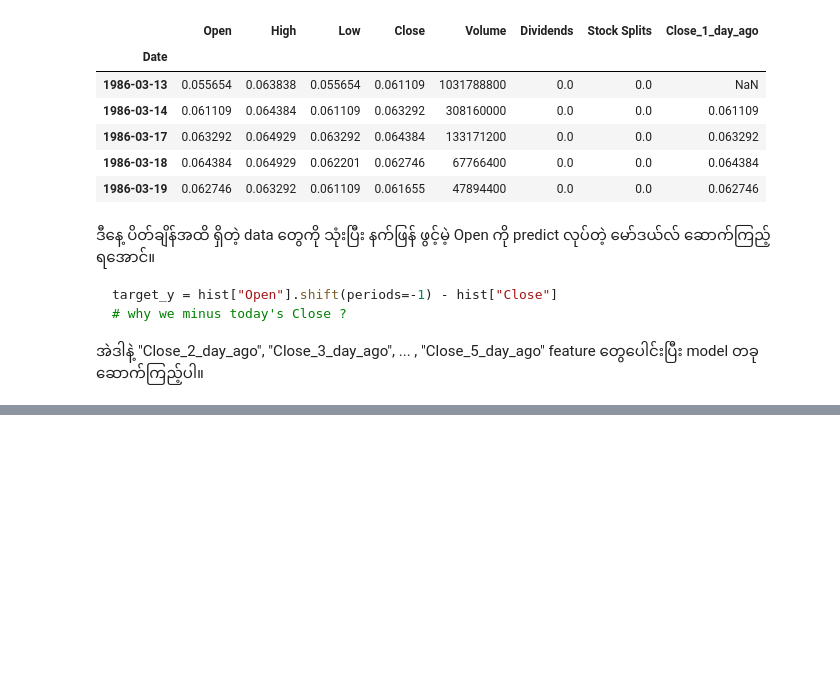
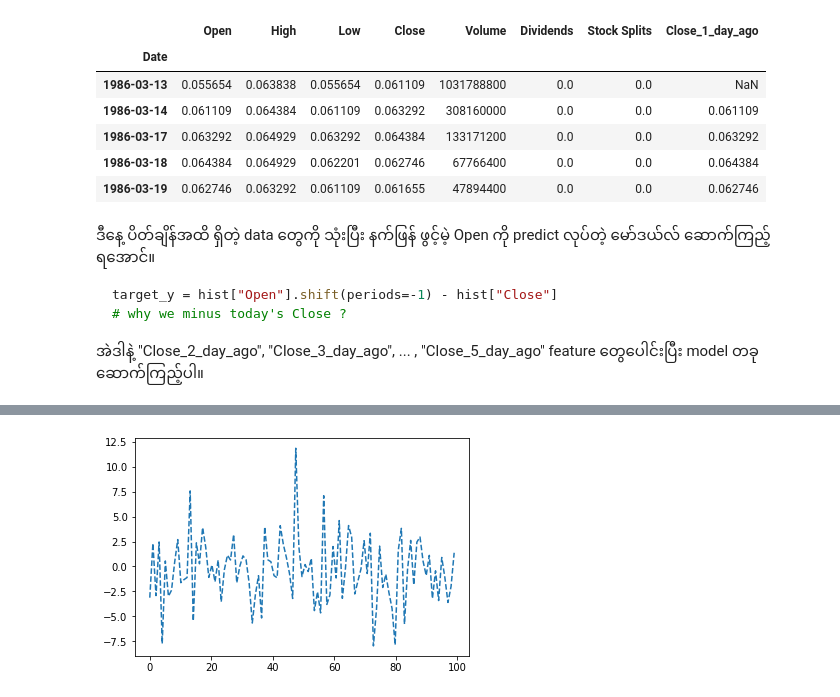
Before and after one commit to neolaw84/data_science_using_python_labs, a Jupyter notebook: week15/01_matplotlib_p1.ipynb, the cells around one changed output, grey strips where cells are left out. Saved outputs shown, nothing was run; the diff lists cells and outputs as text; code cells hidden in the pictures; blank space fills up the shorter version.

```diff
--- a/week15/01_matplotlib_p1.ipynb
+++ b/week15/01_matplotlib_p1.ipynb
@@ -242,0 +289,5 @@ target_y = hist["Open"].shift(periods=-1) - hist["Close"]
+# %%
+plt.plot(x, target_y[-100:], linestyle="--")
+plt.show()
+# %% [output]
+[figure, added]
```
Also changed, not shown: parts of 8 cells of this notebook.
